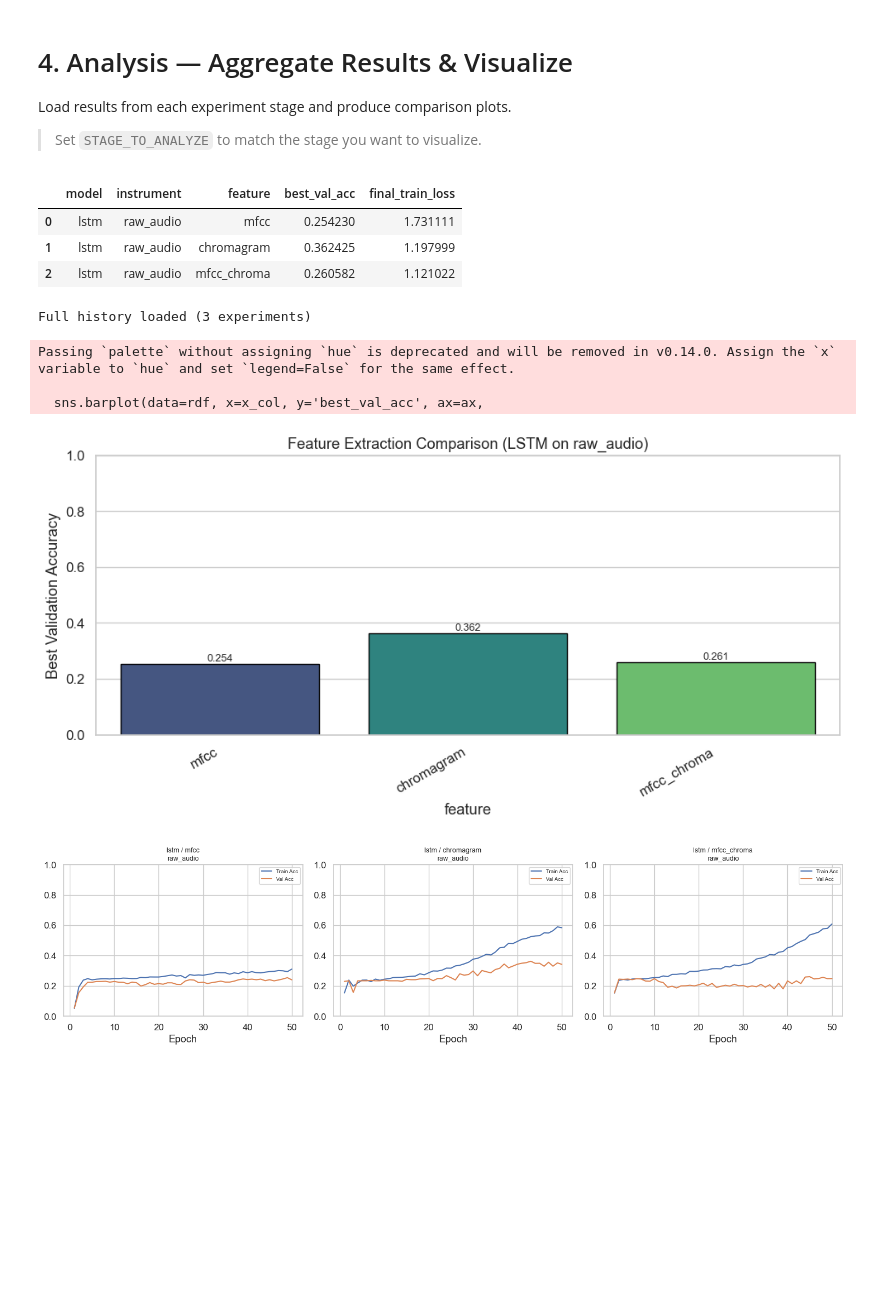
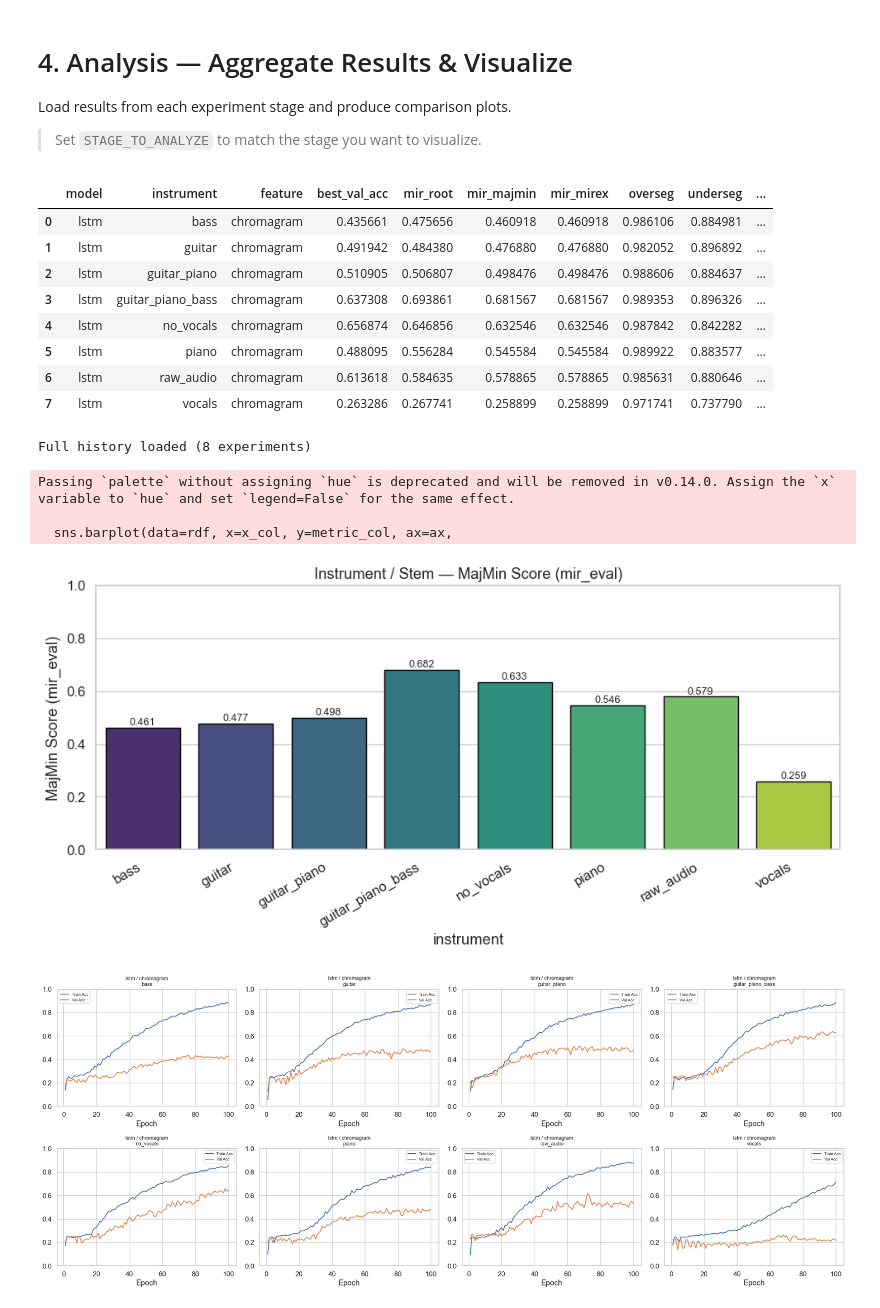
Before and after one commit to brianashari18/ta-model, a Jupyter notebook: 4_analysis.ipynb, the cells around one changed output. Saved outputs shown, nothing was run; the diff lists cells and outputs as text; code cells hidden in the pictures; blank space fills up the shorter version.

```diff
--- a/4_analysis.ipynb
+++ b/4_analysis.ipynb
@@ -5,6 +5,14 @@ Load results from each experiment stage and produce comparison plots.
 
 > Set `STAGE_TO_ANALYZE` to match the stage you want to visualize.
 # %%
+import matplotlib.pyplot as plt
+import seaborn as sns
+plt.rcParams.update({'font.size': 18})
+plt.rcParams['axes.titlesize'] = 20
+plt.rcParams['axes.labelsize'] = 18
+plt.rcParams['xtick.labelsize'] = 16
+plt.rcParams['ytick.labelsize'] = 16
+plt.rcParams['legend.fontsize'] = 16
 # ============================================================
 # Cell 1 — Configuration
 # ============================================================
@@ -21,7 +29,7 @@ from sklearn.metrics import confusion_matrix, classification_report
 sns.set_theme(style='whitegrid', font_scale=1.1)
 
 # Which stage to analyze: 'feature' | 'model' | 'instrument'
-STAGE_TO_ANALYZE = 'feature'
+STAGE_TO_ANALYZE = 'instrument'
 
 OUTPUT_DIR = Path('./outputs')
 # %%
@@ -35,7 +43,14 @@ with open(json_file, 'r') as f:
     results_json = json.load(f)
 
 rdf = pd.DataFrame(results_json)
-display(rdf[['model', 'instrument', 'feature', 'best_val_acc', 'final_train_loss']])
+
+# ---- Display columns: mir_eval metrics as primary ----
+display_cols = ['model', 'instrument', 'feature',
+                'best_val_acc', 'mir_root', 'mir_majmin', 'mir_mirex',
+                'overseg', 'underseg', 'seg']
+# Only show columns that exist in the data
+display_cols = [c for c in display_cols if c in rdf.columns]
+display(rdf[display_cols])
 
 # Load full history if available
 full_results = None
@@ -44,28 +59,37 @@ if pkl_file.exists():
         full_results = pickle.load(f)
     print(f'Full history loaded ({len(full_results)} experiments)')
 # %% [output]
-|  | model | instrument | feature | best_val_acc | final_train_loss |
-| 0 | lstm | raw_audio | mfcc | 0.254230 | 1.731111 |
-| 1 | lstm | raw_audio | chromagram | 0.362425 | 1.197999 |
-| 2 | lstm | raw_audio | mfcc_chroma | 0.260582 | 1.121022 |
+|  | model | instrument | feature | best_val_acc | mir_root | mir_majmin | mir_mirex | overseg | underseg | ... |
+| 0 | lstm | bass | chromagram | 0.435661 | 0.475656 | 0.460918 | 0.460918 | 0.986106 | 0.884981 | ... |
+| 1 | lstm | guitar | chromagram | 0.491942 | 0.484380 | 0.476880 | 0.476880 | 0.982052 | 0.896892 | ... |
+| 2 | lstm | guitar_piano | chromagram | 0.510905 | 0.506807 | 0.498476 | 0.498476 | 0.988606 | 0.884637 | ... |
+| 3 | lstm | guitar_piano_bass | chromagram | 0.637308 | 0.693861 | 0.681567 | 0.681567 | 0.989353 | 0.896326 | ... |
+| 4 | lstm | no_vocals | chromagram | 0.656874 | 0.646856 | 0.632546 | 0.632546 | 0.987842 | 0.842282 | ... |
+| 5 | lstm | piano | chromagram | 0.488095 | 0.556284 | 0.545584 | 0.545584 | 0.989922 | 0.883577 | ... |
+| 6 | lstm | raw_audio | chromagram | 0.613618 | 0.584635 | 0.578865 | 0.578865 | 0.985631 | 0.880646 | ... |
+| 7 | lstm | vocals | chromagram | 0.263286 | 0.267741 | 0.258899 | 0.258899 | 0.971741 | 0.737790 | ... |
-Full history loaded (3 experiments)
+Full history loaded (8 experiments)
 # %%
 # ============================================================
-# Cell 3 — Bar Chart: Best Validation Accuracy
+# Cell 3 — Bar Chart: mir_eval MajMin Score (primary metric)
 # ============================================================
+# Determine which metric column to plot
+metric_col = 'mir_majmin' if 'mir_majmin' in rdf.columns else 'best_val_acc'
+metric_label = 'MajMin Score (mir_eval)' if metric_col == 'mir_majmin' else 'Best Validation Accuracy'
+
 fig, ax = plt.subplots(figsize=(10, 5))
 
 if STAGE_TO_ANALYZE == 'feature':
-    x_col, title = 'feature', 'Feature Extraction Comparison (LSTM on raw_audio)'
+    x_col, title = 'feature', f'Feature Extraction — {metric_label}'
 elif STAGE_TO_ANALYZE == 'model':
-    x_col, title = 'model', 'Model Architecture Comparison'
+    x_col, title = 'model', f'Model Architecture — {metric_label}'
 elif STAGE_TO_ANALYZE == 'instrument':
-    x_col, title = 'instrument', 'Instrument / Stem Comparison'
+    x_col, title = 'instrument', f'Instrument / Stem — {metric_label}'
 
-sns.barplot(data=rdf, x=x_col, y='best_val_acc', ax=ax,
+sns.barplot(data=rdf, x=x_col, y=metric_col, ax=ax,
             palette='viridis', edgecolor='black')
 ax.set_title(title)
-ax.set_ylabel('Best Validation Accuracy')
+ax.set_ylabel(metric_label)
 ax.set_ylim(0, 1)
 
 for bar in ax.patches:
@@ -79,34 +103,49 @@ plt.show()
 # %% [output]
 Passing `palette` without assigning `hue` is deprecated and will be removed in v0.14.0. Assign the `x` variable to `hue` and set `legend=False` for the same effect.
 
-  sns.barplot(data=rdf, x=x_col, y='best_val_acc', ax=ax,
+  sns.barplot(data=rdf, x=x_col, y=metric_col, ax=ax,
-[figure, old version]
+[figure, new version]
 # %%
 # ============================================================
 # Cell 4 — Training Curves
 # ============================================================
 if full_results:
+    import math
     n_exp = len(full_results)
-    fig, axes = plt.subplots(1, n_exp, figsize=(5*n_exp, 4), squeeze=False)
+
+    # Ubah jumlah kolom menjadi 4
+    n_cols = 4
+    n_rows = math.ceil(n_exp / n_cols)
+
+    # Sesuaikan figsize agar lebih lebar (misal: lebar 20, tinggi menyesuaikan baris)
+    fig, axes = plt.subplots(n_rows, n_cols, figsize=(20, 4*n_rows), squeeze=False)
 
     for i, r in enumerate(full_results):
-        ax = axes[0][i]
+        row = i // n_cols
+        col = i % n_cols
+        ax = axes[row][col]
         h = r['history']
         epochs = range(1, len(h['train_loss'])+1)
         ax.plot(epochs, h['train_acc'], label='Train Acc')
         ax.plot(epochs, h['val_acc'], label='Val Acc')
         ax.set_title(f"{r['model']} / {r.get('feature','')}\n{r.get('instrument','')}", fontsize=9)
         ax.set_xlabel('Epoch')
         ax.set_ylim(0, 1)
         ax.legend(fontsize=7)
 
+    # (Opsional) Sembunyikan axis yang kosong jika jumlah eksperimen kurang dari kelipatan 4
+    for j in range(i + 1, n_rows * n_cols):
+        row = j // n_cols
+        col = j % n_cols
+        axes[row][col].axis('off')
+
     plt.tight_layout()
     plt.savefig(OUTPUT_DIR / f'curves_{STAGE_TO_ANALYZE}.png', dpi=150)
     plt.show()
 else:
     print('Full history not available (pkl file missing).')
 # %% [output]
-[figure, old version]
+[figure, new version]
 # %%
 # ============================================================
 # Cell 5 — Cross-Stage Summary (run after all 3 stages)
```
Also changed, not shown: parts of 1 cell of this notebook, 10 other files.
